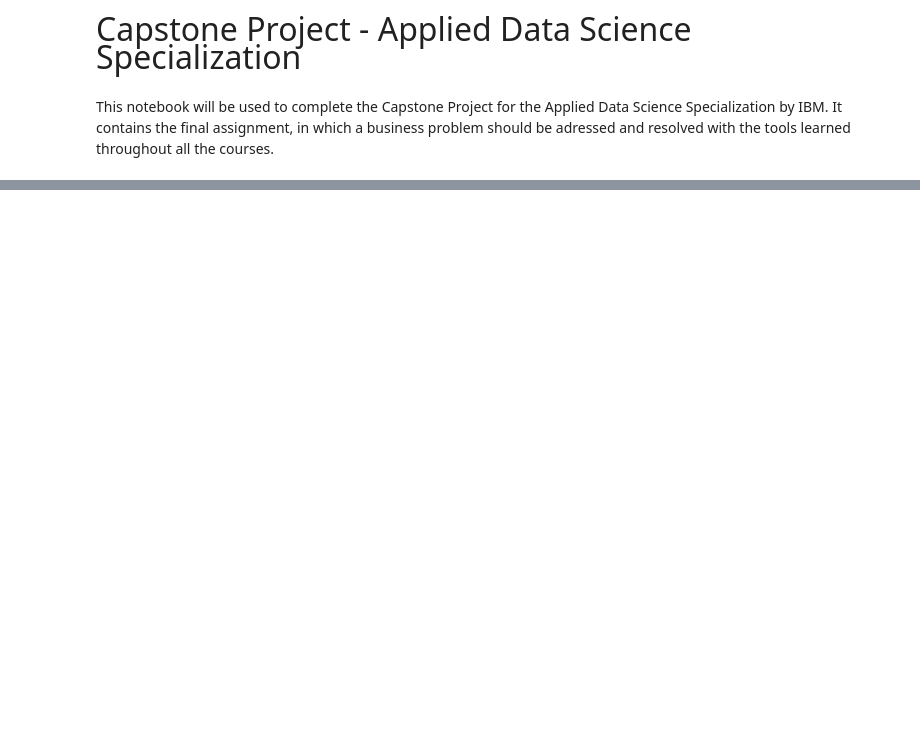
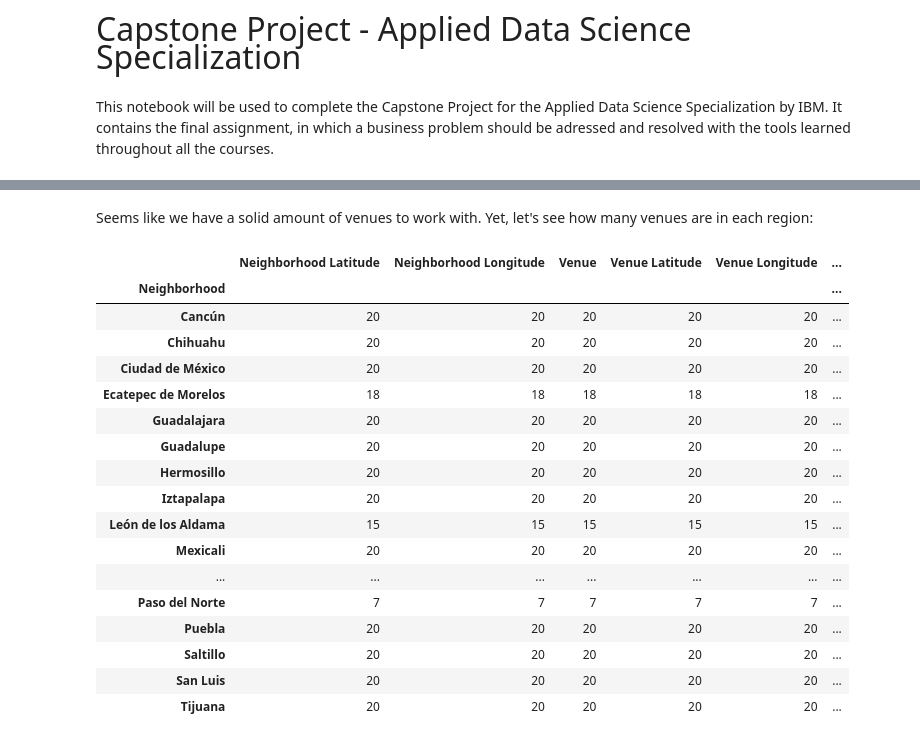
Before and after one commit to mig-calval/Coursera_Capstone, a Jupyter notebook: Capstone_Project.ipynb, the cells around one changed output, grey strips where cells are left out. Saved outputs shown, nothing was run; the diff lists cells and outputs as text; code cells hidden in the pictures; blank space fills up the shorter version.

Commit message:
Final version of Week 4 and 5

```diff
--- a/Capstone_Project.ipynb
+++ b/Capstone_Project.ipynb
@@ -30,0 +126,20 @@ Once the person determines its own location and the queries, the app will make F
+# %%
+map_mexico = folium.Map(location=[latitude, longitude], zoom_start=4)
+
+# add markers to map
+for lat, lng, region in zip(mexico['Latitude'],
+                            mexico['Longitude'],
+                            mexico['Region']):
+    label = '{}'.format(region)
+    label = folium.Popup(label, parse_html=True)
+    folium.CircleMarker(
+        [lat, lng],
+        radius=5,
+        popup=label,
+        color='blue',
+        fill=True,
+        fill_color='#3186cc',
+        fill_opacity=0.7,
+        parse_html=False).add_to(map_mexico)
+
+map_mexico
@@ -30,0 +150,6 @@ Once the person determines its own location and the queries, the app will make F
+# %%
+CLIENT_ID = ''
+CLIENT_SECRET = ''
+VERSION = '20180605'
+RADIUS = 1000
+LIMIT = 20
@@ -30,0 +226,4 @@ Once the person determines its own location and the queries, the app will make F
+# %%
+mexico = mexico.drop(mexico.loc[mexico['Region'] == 'Coyoacán',].index[0],
+                         axis = 0).reset_index(drop = True)
+mexico
@@ -30,0 +248,6 @@ Once the person determines its own location and the queries, the app will make F
+# %%
+mexico_venues = getNearbyVenues(names=mexico['Region'],
+                                   latitudes=mexico['Latitude'],
+                                   longitudes=mexico['Longitude'],
+                                   radius = RADIUS
+                                  )
@@ -30,0 +287,23 @@ Once the person determines its own location and the queries, the app will make F
+# %% [markdown]
+Seems like we have a solid amount of venues to work with. Yet, let's see how many venues are in each region:
+# %%
+mexico_venues.groupby('Neighborhood').count()
+# %% [output]
+|  | Neighborhood Latitude | Neighborhood Longitude | Venue | Venue Latitude | Venue Longitude | ... |
+| Neighborhood |  |  |  |  |  | ... |
+| Cancún | 20 | 20 | 20 | 20 | 20 | ... |
+| Chihuahu | 20 | 20 | 20 | 20 | 20 | ... |
+| Ciudad de México | 20 | 20 | 20 | 20 | 20 | ... |
+| Ecatepec de Morelos | 18 | 18 | 18 | 18 | 18 | ... |
+| Guadalajara | 20 | 20 | 20 | 20 | 20 | ... |
+| Guadalupe | 20 | 20 | 20 | 20 | 20 | ... |
+| Hermosillo | 20 | 20 | 20 | 20 | 20 | ... |
+| Iztapalapa | 20 | 20 | 20 | 20 | 20 | ... |
+| León de los Aldama | 15 | 15 | 15 | 15 | 15 | ... |
+| Mexicali | 20 | 20 | 20 | 20 | 20 | ... |
+| ... | ... | ... | ... | ... | ... | ... |
+| Paso del Norte | 7 | 7 | 7 | 7 | 7 | ... |
+| Puebla | 20 | 20 | 20 | 20 | 20 | ... |
+| Saltillo | 20 | 20 | 20 | 20 | 20 | ... |
+| San Luis | 20 | 20 | 20 | 20 | 20 | ... |
+| Tijuana | 20 | 20 | 20 | 20 | 20 | ... |
```
Also changed, not shown: parts of 81 cells of this notebook.
